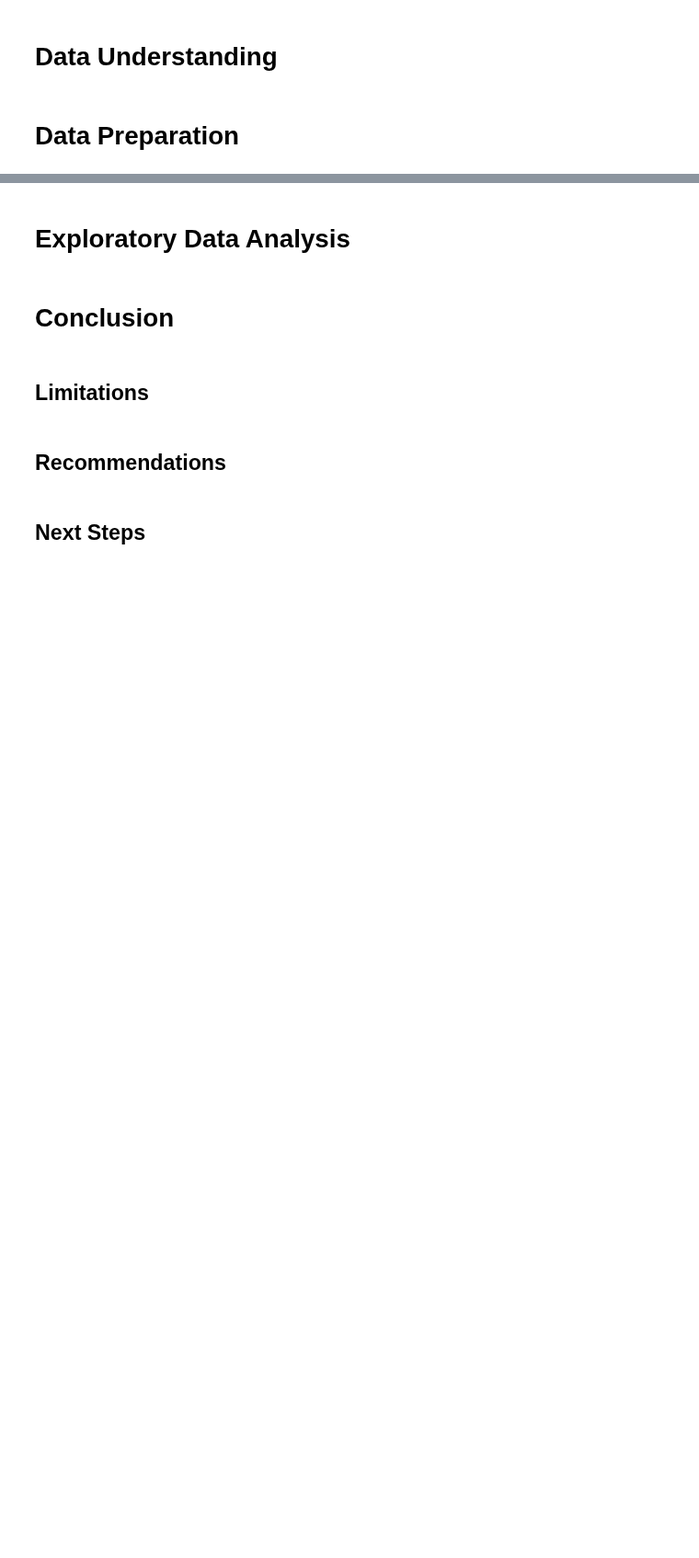
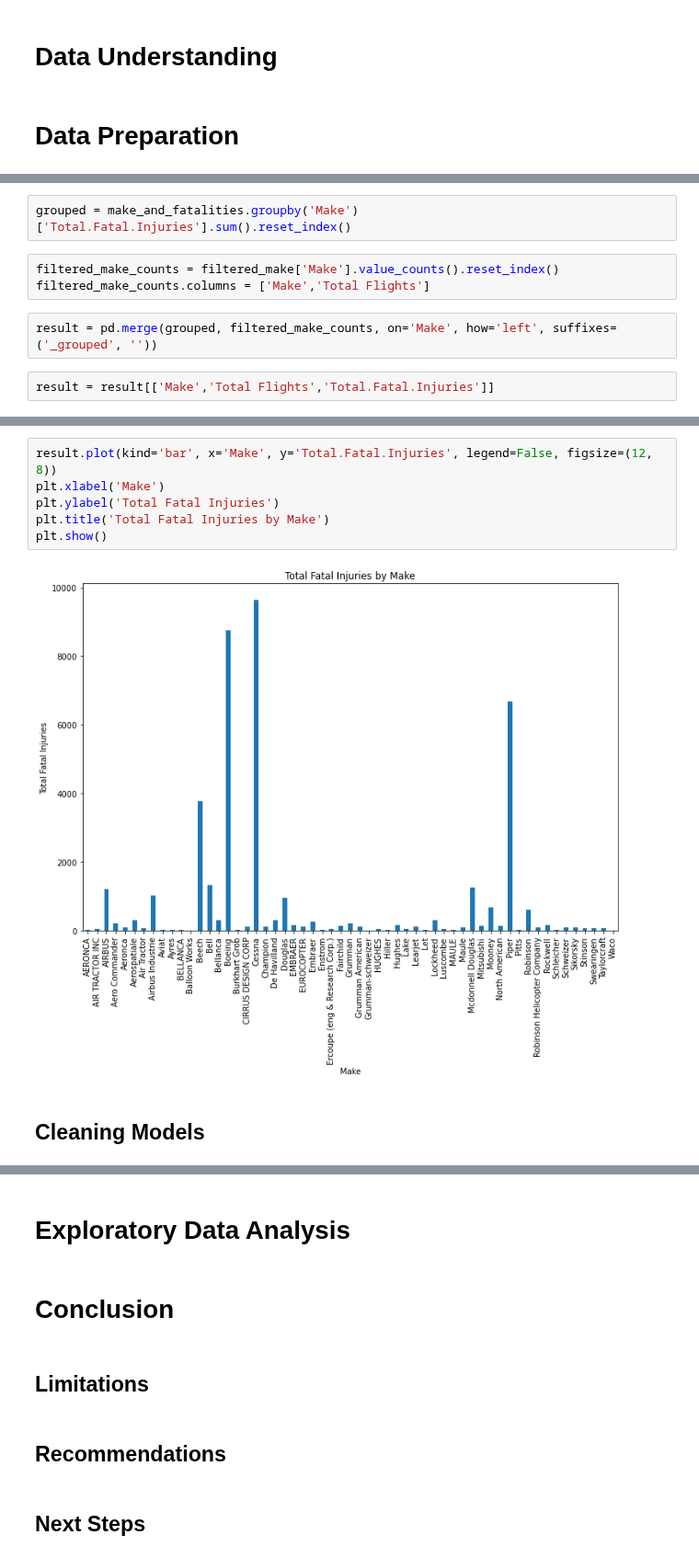
Before and after one commit to cjimenez1123/Aircraft-Risk-Analysis, a Jupyter notebook: notebook.ipynb, the cells around one changed output, grey strips where cells are left out. Shown at 92% size. Drawn from its saved outputs; the diff is of its cells as text; blank space fills up the shorter version.

```diff
--- a/notebook.ipynb
+++ b/notebook.ipynb
@@ -6,0 +133,9 @@
+# %%
+grouped = make_and_fatalities.groupby('Make')['Total.Fatal.Injuries'].sum().reset_index()
+# %%
+filtered_make_counts = filtered_make['Make'].value_counts().reset_index()
+filtered_make_counts.columns = ['Make','Total Flights']
+# %%
+result = pd.merge(grouped, filtered_make_counts, on='Make', how='left', suffixes=('_grouped', ''))
+# %%
+result = result[['Make','Total Flights','Total.Fatal.Injuries']]
@@ -6,0 +162,10 @@
+# %%
+result.plot(kind='bar', x='Make', y='Total.Fatal.Injuries', legend=False, figsize=(12, 8))
+plt.xlabel('Make')
+plt.ylabel('Total Fatal Injuries')
+plt.title('Total Fatal Injuries by Make')
+plt.show()
+# %% [output]
+[figure, added]
+# %% [markdown]
+## Cleaning Models
```
Also changed, not shown: parts of 26 cells of this notebook.
